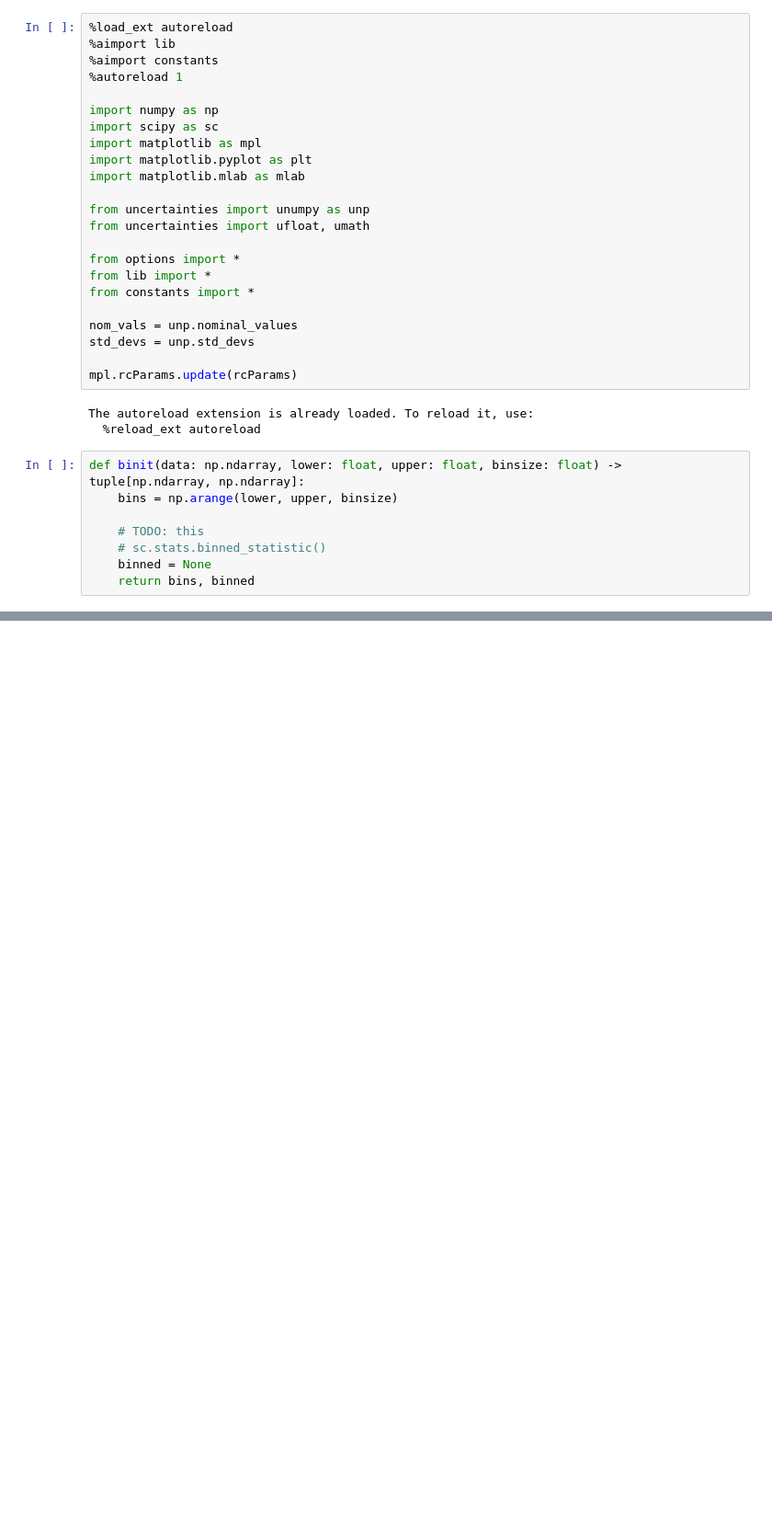
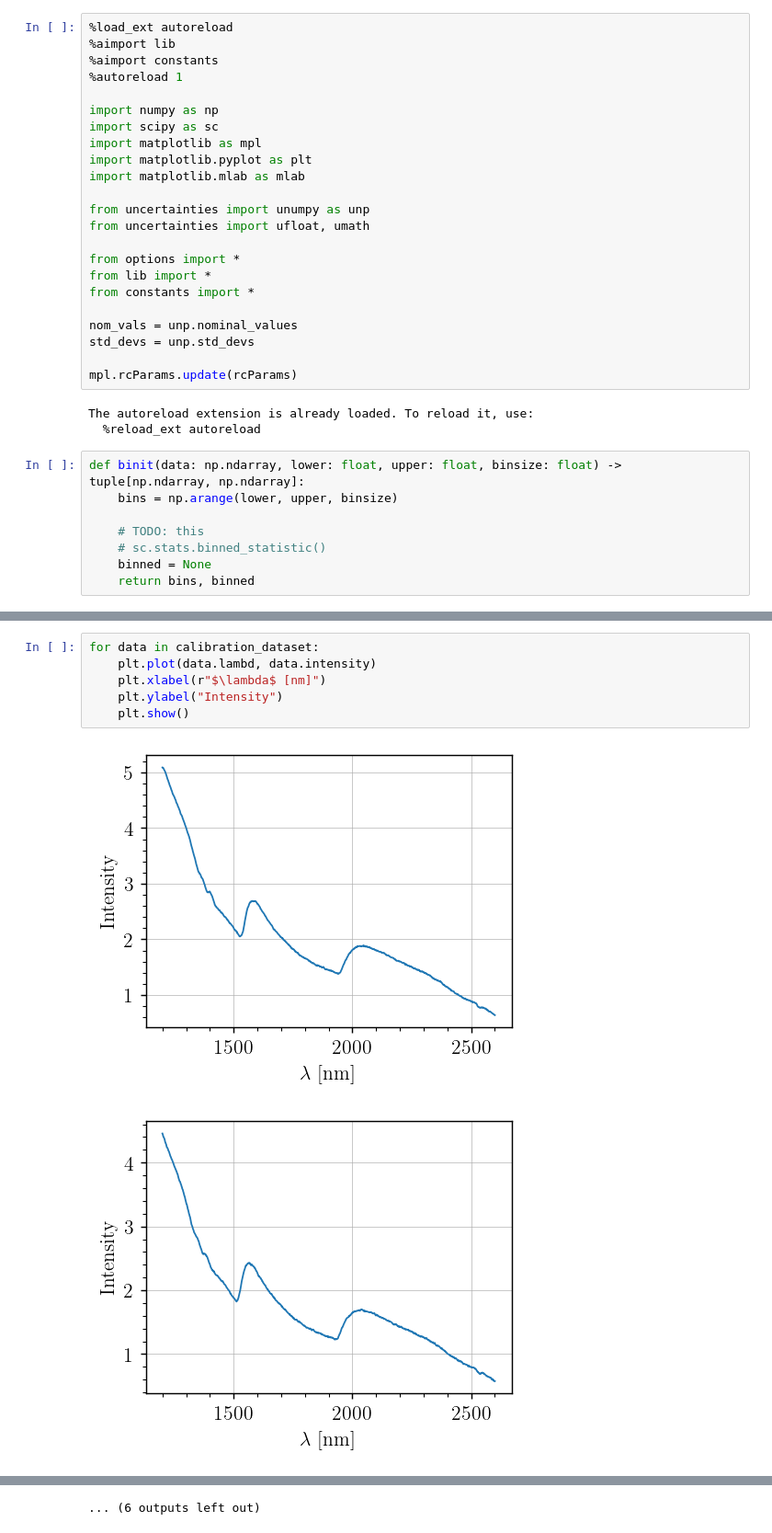
Before and after one commit to TomVdt/TPIII, a Jupyter notebook: 06-photoemission-interne/analyse/exp2_calibration.ipynb, the cells around one changed output, grey strips where cells are left out. Shown at 92% size. Drawn from its saved outputs; the diff is of its cells as text; blank space fills up the shorter version.

```diff
--- a/06-photoemission-interne/analyse/exp2_calibration.ipynb
+++ b/06-photoemission-interne/analyse/exp2_calibration.ipynb
@@ -53,0 +46,9 @@ for file in files:
+# %%
+for data in calibration_dataset:
+    plt.plot(data.lambd, data.intensity)
+    plt.xlabel(r"$\lambda$ [nm]")
+    plt.ylabel("Intensity")
+    plt.show()
+# %% [output]
+[figure, added]
+[figure, added]
@@ -54 +65,2 @@ for file in files:
+... (6 outputs left out)
 # %%
```
Also changed, not shown: parts of 6 cells of this notebook, 3 other files.
